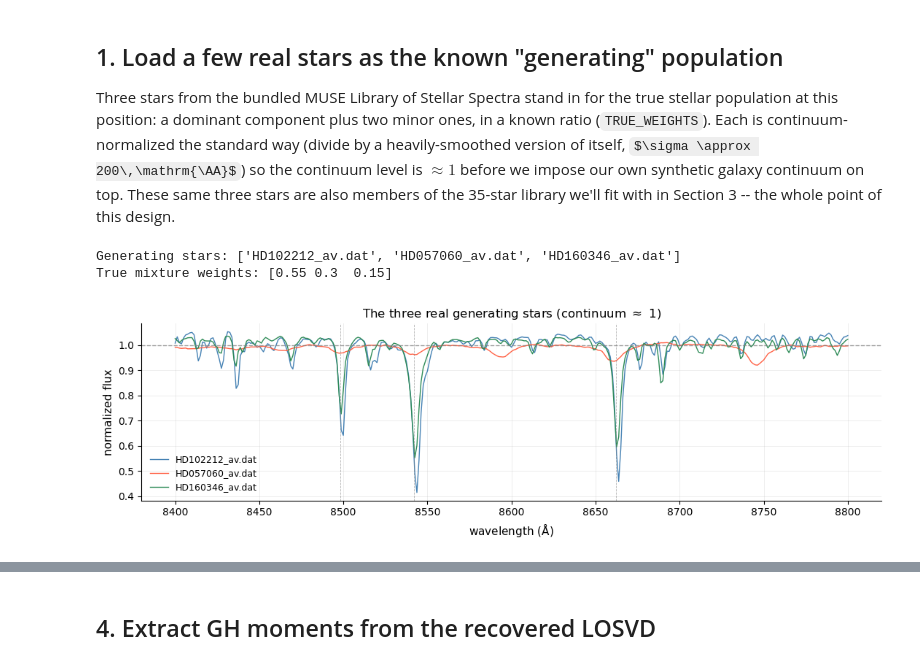
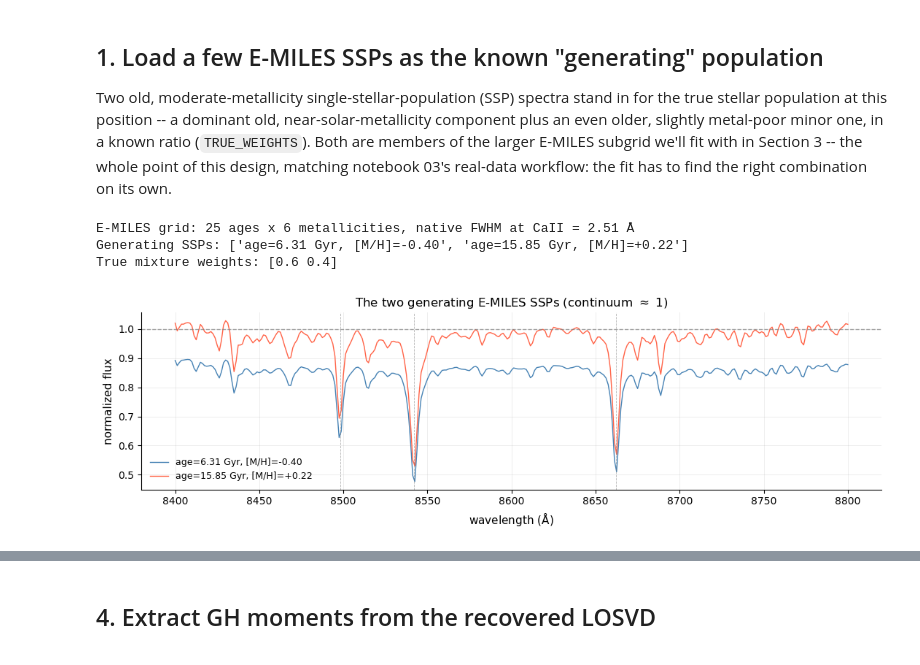
Before and after one commit to thomas-k-waters/kinextract, a Jupyter notebook: examples/notebooks/02_realistic_mock_fit.ipynb, the cells around one changed output, grey strips where cells are left out. Drawn from its saved outputs; the diff is of its cells as text; code cells hidden in the pictures; some formulas as TeX source.

```diff
--- a/examples/notebooks/02_realistic_mock_fit.ipynb
+++ b/examples/notebooks/02_realistic_mock_fit.ipynb
@@ -61,64 +78,72 @@ from kinextract import FitConfig, run_spectral_fit, set_verbose
 set_verbose(False)  # silence kinextract's internal progress logging
 from kinextract.fitting import fit_losvd_gauss_hermite
 # %% [markdown]
-## 1. Load a few real stars as the known "generating" population
+## 1. Load a few E-MILES SSPs as the known "generating" population
 
-Three stars from the bundled MUSE Library of Stellar Spectra stand in for the true
-stellar population at this position: a dominant component plus two minor ones, in a
-known ratio (`TRUE_WEIGHTS`). Each is continuum-normalized the standard way (divide by
-a heavily-smoothed version of itself, $\sigma \approx 200\,\mathrm{\AA}$) so the
-continuum level is $\approx 1$ before we impose our own synthetic galaxy continuum on
-top. These same three stars are also members of the 35-star library we'll fit with in
-Section 3 -- the whole point of this design.
+Two old, moderate-metallicity single-stellar-population (SSP) spectra stand in for the
+true stellar population at this position -- a dominant old, near-solar-metallicity
+component plus an even older, slightly metal-poor minor one, in a known ratio
+(`TRUE_WEIGHTS`). Both are members of the larger E-MILES subgrid we'll fit with in
+Section 3 -- the whole point of this design, matching notebook 03's real-data
+workflow: the fit has to find the right combination on its own.
 # %%
-# ── MUSE library location ─────────────────────────────────────────────────────
-DATA_DIR = Path('..') / 'data' / 'muse'
+# ── Locate the E-MILES SSP grid bundled with ppxf (no separate download) ─────
+import ppxf
+EMILES_NPZ = str(Path(ppxf.__file__).parent / 'sps_models' / 'spectra_emiles_9.0.npz')
 
-# ── Pick 3 real stars as the known "generating" population ───────────────────
-GEN_STARS = ['HD102212_av.dat', 'HD057060_av.dat', 'HD160346_av.dat']
-TRUE_WEIGHTS = np.array([0.55, 0.30, 0.15])
+_emiles = np.load(EMILES_NPZ)
+_emiles_lam = _emiles['lam']                 # (nlam,) Angstrom
+_emiles_templates = _emiles['templates']     # (nlam, n_ages, n_metals)
+_emiles_ages = _emiles['ages']               # Gyr
+_emiles_metals = _emiles['metals']           # [M/H] dex
+_emiles_fwhm_at_8580 = float(_emiles['fwhm'][np.argmin(np.abs(_emiles_lam - 8580.0))])
+print(f"E-MILES grid: {len(_emiles_ages)} ages x {len(_emiles_metals)} metallicities, "
+      f"native FWHM at CaII = {_emiles_fwhm_at_8580:.2f} Å")
 
-# Real library files aren't all on identical wavelength grids (slightly different
-# starting offsets, one has an extra point) -- interpolate everything onto a common,
-# clean grid before combining.
 WAVEMIN, STEP, N_PIX = 4750.0, 1.25, 3681
 wavelength = WAVEMIN + np.arange(N_PIX) * STEP
 
-raw_templates = []
-for name in GEN_STARS:
-    d = np.loadtxt(DATA_DIR / name)
-    raw_templates.append(np.interp(wavelength, d[:, 0], d[:, 1]))
-raw_templates = np.asarray(raw_templates)
+def load_emiles_ssp(age_idx: int, metal_idx: int) -> np.ndarray:
+    """One E-MILES SSP, resampled onto the MUSE grid, median-normalized to ~1."""
+    flux = _emiles_templates[:, age_idx, metal_idx]
+    on_grid = np.interp(wavelength, _emiles_lam, flux)
+    pos = on_grid > 0
+    med = np.nanmedian(on_grid[pos]) if pos.any() else 1.0
+    return on_grid / med if med > 0 else on_grid
 
-# ── Normalize by the stellar continuum ───────────────────────────────────────
-# Heavy Gaussian smoothing ($\sigma$ = 160 pix ≈ 200 Å) averages over all narrow
-# absorption features while preserving the broad SED shape — a good continuum
-# estimate for a stellar spectrum.
-templates = np.array([flux / gaussian_filter(flux, sigma=200) for flux in raw_templates])
+# ── Pick 2 SSPs as the known "generating" population ──────────────────────────
+# Indices into (ages, metals): (20, 3) = age 6.31 Gyr, [M/H]=-0.40 ;
+#                               (24, 5) = age 15.85 Gyr, [M/H]=+0.22
+GEN_AGE_METAL = [(20, 3), (24, 5)]
+TRUE_WEIGHTS = np.array([0.6, 0.4])
+GEN_LABELS = [f"age={_emiles_ages[a]:.2f} Gyr, [M/H]={_emiles_metals[m]:+.2f}" for a, m in GEN_AGE_METAL]
 
-print(f"Generating stars: {GEN_STARS}")
+templates = np.array([load_emiles_ssp(a, m) for a, m in GEN_AGE_METAL])
+
+print(f"Generating SSPs: {GEN_LABELS}")
 print(f"True mixture weights: {TRUE_WEIGHTS}")
 # %% [output]
-Generating stars: ['HD102212_av.dat', 'HD057060_av.dat', 'HD160346_av.dat']
-True mixture weights: [0.55 0.3  0.15]
+E-MILES grid: 25 ages x 6 metallicities, native FWHM at CaII = 2.51 Å
+Generating SSPs: ['age=6.31 Gyr, [M/H]=-0.40', 'age=15.85 Gyr, [M/H]=+0.22']
+True mixture weights: [0.6 0.4]
 # %%
 mask_plot = (wavelength >= 8400) & (wavelength <= 8800)
 
 fig, ax = plt.subplots(figsize=(11, 3.5))
-colors = ['steelblue', 'tomato', 'seagreen']
-for tpl, label, c in zip(templates, GEN_STARS, colors):
+colors = ['steelblue', 'tomato']
+for tpl, label, c in zip(templates, GEN_LABELS, colors):
     ax.plot(wavelength[mask_plot], tpl[mask_plot], lw=1.0, color=c, label=label)
 for cen in [8498.02, 8542.09, 8662.14]:
     ax.axvline(cen, lw=0.6, color='grey', ls='--', alpha=0.6)
 ax.axhline(1.0, lw=1.0, color='grey', ls='--', alpha=0.7)
 ax.set_xlabel(r'wavelength ($\mathrm{\AA}$)')
 ax.set_ylabel(r'normalized flux')
-ax.set_title('The three real generating stars (continuum $\\approx$ 1)')
+ax.set_title('The two generating E-MILES SSPs (continuum $\\approx$ 1)')
 ax.legend(fontsize=9, framealpha=1.0, facecolor='white').set_zorder(20)
 plt.tight_layout()
 plt.show()
 # %% [output]
-[figure, old version]
+[figure, new version]
 # %% [markdown]
 ## 2. Build a synthetic galaxy spectrum with a complex continuum
 
```
Also changed, not shown: parts of 12 cells of this notebook, 3 other files.
